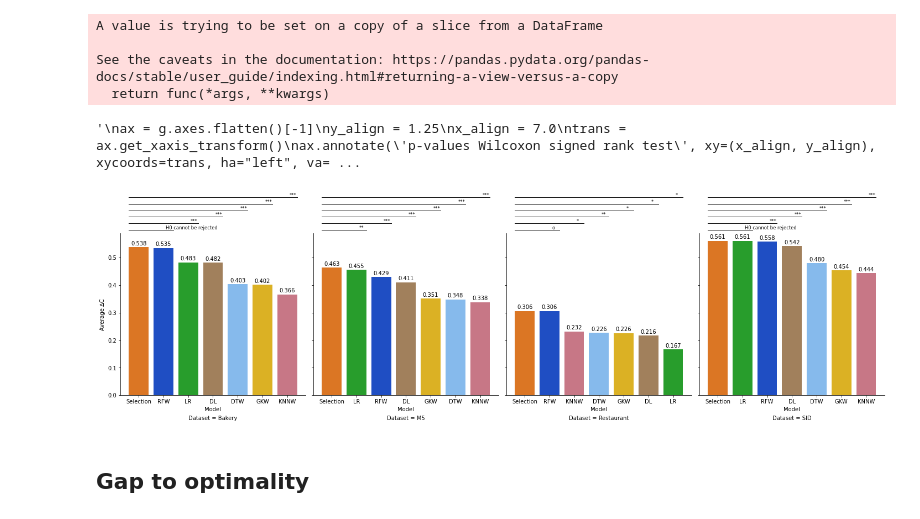
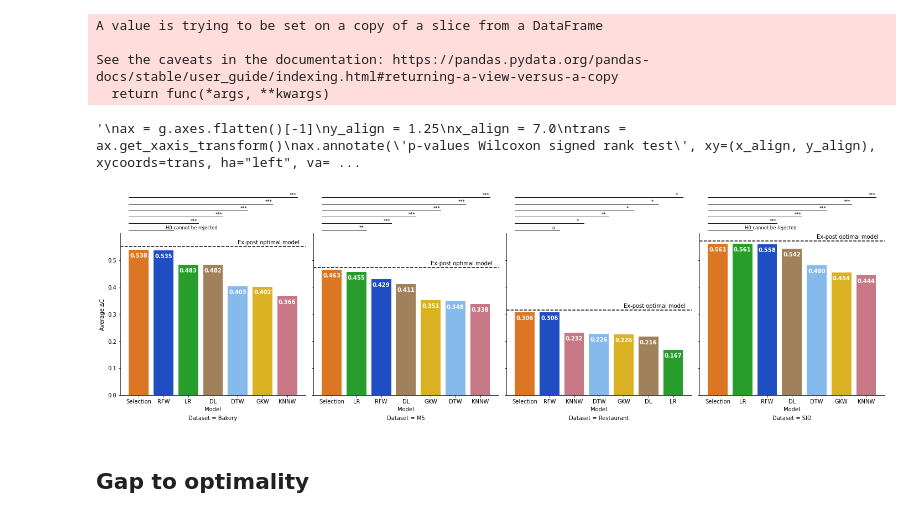
Before and after one commit to d3group/A-structured-evaluation-of-data-driven-newsvendor-approaches, a Jupyter notebook: create_plots.ipynb, the cells around one changed output. Cells and saved outputs as stored; diff of their text form; code cells hidden in the pictures.

Commit message:
added ex-post optimal model to model selection plot

```diff
--- a/create_plots.ipynb
+++ b/create_plots.ipynb
@@ -411,12 +411,16 @@ for ax in g.axes.flatten():
     # show the values
     for pat in ax.patches:
         h, w, x = pat.get_height(), pat.get_width(), pat.get_x()
-        xy = (x + w / 2., h+0.025)
+        xy = (x + w / 2., h-0.01)
         text = f'\n{h:0.3f}'
-        ax.annotate(text=text, xy=xy, ha='center', va='center')
+        ax.annotate(text=text, xy=xy, ha='center', va='center', color='white', weight='bold')
 
     # add ex-post optimal model
-    #ax.axhline(ex_post_means_dataset.loc[ex_post_means_dataset.dataset==d,metric].item(), color="black", linestyle='--')
+    ex_post = df_sel_means_by_dataset.loc[df_sel_means_by_dataset.model=='Ex-post best',:]
+    ex_post_h = ex_post.loc[ex_post.dataset==d,'coefficient of prescriptiveness'].item()
+    ax.axhline(ex_post_h, color="black", linestyle='--')
+    ax.annotate(text='Ex-post optimal model', xy=(6.5,ex_post_h+0.015), ha='right', va='center')
+
     try:
         #starting point for lines
         y_lines_base = 1.02
@@ -431,35 +435,35 @@ for ax in g.axes.flatten():
         ax.annotate(text = wilcox.loc[((wilcox.Dataset==d)&(wilcox['Selected Model']==m[3])),'p_value_star'].item(), xy=(x_lines_base+2, y_lines_base+2*0.04+0.028), xycoords=trans, ha="left", va="top", fontsize='small')
         ax.plot([-.4,3.4],[y_lines_base+2*0.04,y_lines_base+2*0.04], color="k", transform=trans, clip_on=False, linewidth=1)
 
         ax.annotate(text = wilcox.loc[((wilcox.Dataset==d)&(wilcox['Selected Model']==m[4])),'p_value_star'].item(), xy=(x_lines_base+3, y_lines_base+3*0.04+0.028), xycoords=trans, ha="left", va="top", fontsize='small')
         ax.plot([-.4,4.4],[y_lines_base+3*0.04,y_lines_base+3*0.04], color="k", transform=trans, clip_on=False, linewidth=1)
 
         ax.annotate(text = wilcox.loc[((wilcox.Dataset==d)&(wilcox['Selected Model']==m[5])),'p_value_star'].item(), xy=(x_lines_base+4, y_lines_base+4*0.04+0.028), xycoords=trans, ha="left", va="top", fontsize='small')
         ax.plot([-.4,5.4],[y_lines_base+4*0.04,y_lines_base+4*0.04], color="k", transform=trans, clip_on=False, linewidth=1)
 
         ax.annotate(text = wilcox.loc[((wilcox.Dataset==d)&(wilcox['Selected Model']==m[6])),'p_value_star'].item(), xy=(x_lines_base+5, y_lines_base+5*0.04+0.028), xycoords=trans, ha="left", va="top", fontsize='small')
         ax.plot([-.4,6.4],[y_lines_base+5*0.04,y_lines_base+5*0.04], color="k", transform=trans, clip_on=False, linewidth=1)
     except:
-        print('error')
+        print(f'Model selection is not the best option for dataset {d}')
 
     #move dataset name to bottom of plot
 
     ax.annotate(text =f'Dataset = {d}', xy=(3, -0.125), xycoords=trans, ha="center", va="top")
 
 # Uncomment to add legend of p-avlues
 '''
 ax = g.axes.flatten()[-1]
 y_align = 1.25
 x_align = 7.0
 trans = ax.get_xaxis_transform()
 ax.annotate('p-values Wilcoxon signed rank test', xy=(x_align, y_align), xycoords=trans, ha="left", va="top")
 ax.annotate('o - models are equal', xy=(x_align, y_align-0.06), xycoords=trans, ha="left", va="top")
 ax.annotate('* - p<0.1', xy=(x_align, y_align-0.06-0.045), xycoords=trans, ha="left", va="top")
 ax.annotate('** - p<0.01', xy=(x_align, y_align-0.06-2*0.045), xycoords=trans, ha="left", va="top")
 ax.annotate('*** - p<0.001', xy=(x_align, y_align-0.06-3*0.045), xycoords=trans, ha="left", va="top")'''
 # %% [output]
 '\nax = g.axes.flatten()[-1]\ny_align = 1.25\nx_align = 7.0\ntrans = ax.get_xaxis_transform()\nax.annotate(\'p-values Wilcoxon signed rank test\', xy=(x_align, y_align), xycoords=trans, ha="left", va= ...
-[figure, old version]
+[figure, new version]
 # %%
 g.savefig(f"Plots/cost_delta_model_sel_{features}_SL_{SL}_per_dataset.png")
 # %% [markdown]
```
Also changed, not shown: 1 other file.
